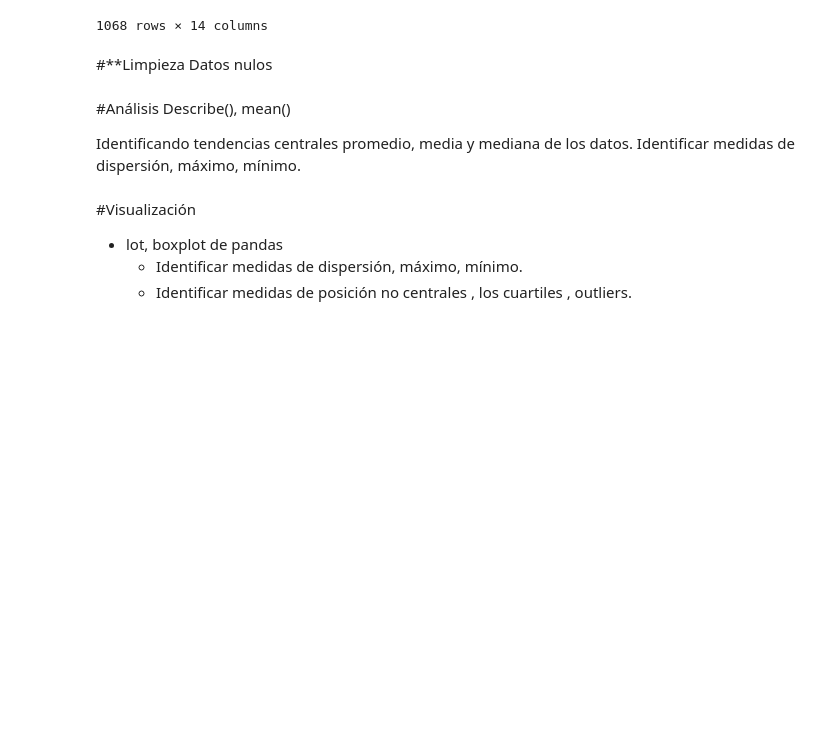
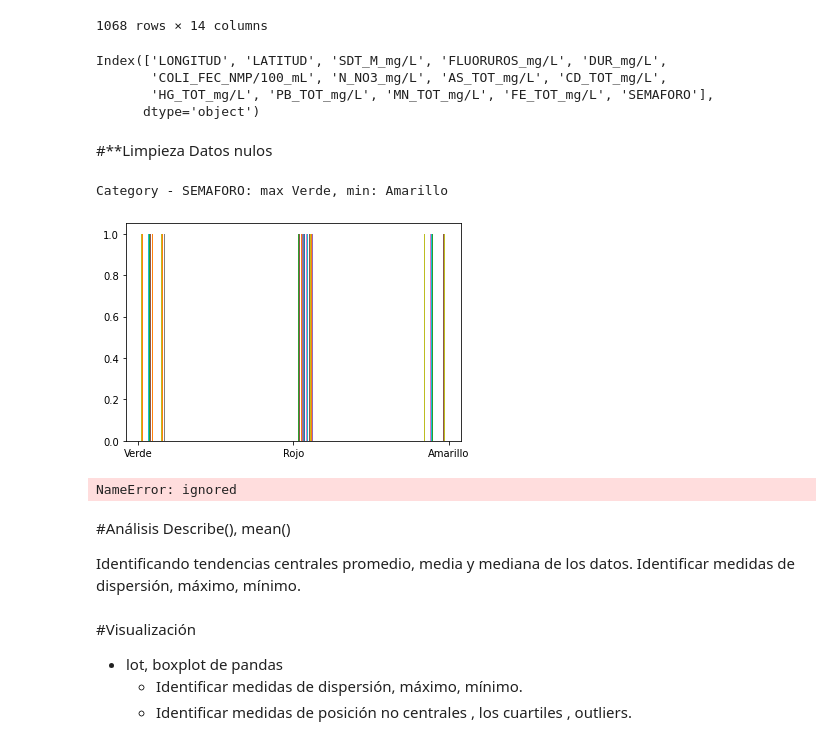
Before and after one commit to PosgradoMNA/actividades-del-projecto-equipo_98, a Jupyter notebook: Reto_DS_Parte_1.ipynb, the cells around one changed output. Cells and saved outputs as stored; diff of their text form; code cells hidden in the pictures; blank space fills up the shorter version.

```diff
--- a/Reto_DS_Parte_1.ipynb
+++ b/Reto_DS_Parte_1.ipynb
@@ -170,12 +171,54 @@ df_num
 | 1066 | -100.32683 | 24.80118 | 690.6667 | 0.7108 | 406.368 | <1.1 | <0.02 | <0.01 | ... |
 | 1067 | -100.73302 | 25.09380 | 495 | 0.4002 | 362.544 | <1.1 | 0.811876 | <0.01 | ... |
 1068 rows × 14 columns
+# %%
+df_num.columns
+# %% [output]
+Index(['LONGITUD', 'LATITUD', 'SDT_M_mg/L', 'FLUORUROS_mg/L', 'DUR_mg/L',
+       'COLI_FEC_NMP/100_mL', 'N_NO3_mg/L', 'AS_TOT_mg/L', 'CD_TOT_mg/L',
+       'HG_TOT_mg/L', 'PB_TOT_mg/L', 'MN_TOT_mg/L', 'FE_TOT_mg/L', 'SEMAFORO'],
+      dtype='object')
 # %%
-df_ = ['ALC_mg/L','CONDUCT_mS/cm', 'SDT_M_mg/L','FLUORUROS_mg/L','DUR_mg/L','COLI_FEC_NMP/100_mL',
-                      'N_NO3_mg/L','AS_TOT_mg/L','CD_TOT_mg/L','CR_TOT_mg/L','HG_TOT_mg/L','PB_TOT_mg/L','MN_TOT_mg/L','FE_TOT_mg/L']
+categorica = ['SEMAFORO']
+numericas = ['LONGITUD', 'LATITUD', 'SDT_M_mg/L', 'FLUORUROS_mg/L', 'DUR_mg/L',
+       'COLI_FEC_NMP/100_mL', 'N_NO3_mg/L', 'AS_TOT_mg/L', 'CD_TOT_mg/L',
+       'HG_TOT_mg/L', 'PB_TOT_mg/L', 'MN_TOT_mg/L', 'FE_TOT_mg/L', 'SEMAFORO']
 # %% [markdown]
 #**Limpieza
 Datos nulos
+# %%
+def know_min_max(columns,dType):
+  for column in columns:
+    print(f'{dType} - {column}: max {df[column].max()}, min: {df[column].min()}')
+
+  plt.hist(df[columns])
+  plt.show()
+# %%
+  know_min_max(categorica, 'Category')
+# %% [output]
+Category - SEMAFORO: max Verde, min: Amarillo
+[figure, added]
+# %%
+for name in numericas:
+  df_sub[name] = df_sub[name].astype('str')
+  df_sub[name] = df_sub[name].str.replace('<25','25')
+  df_sub[name] = df_sub[name].str.replace('<0.2','0.2')
+  df_sub[name] = df_sub[name].str.replace('<20','20')
+  df_sub[name] = df_sub[name].str.replace('<1.1','1.1')
+  df_sub[name] = df_sub[name].str.replace('<0.02','0.02')
+  df_sub[name] = df_sub[name].str.replace('<0.01','0.01')
+  df_sub[name] = df_sub[name].str.replace('<0.003','0.003')
+  df_sub[name] = df_sub[name].str.replace('<0.005','0.004')
+  df_sub[name] = df_sub[name].str.replace('<0.0005','0.0004')
+  df_sub[name] = df_sub[name].str.replace('<0.0015','0.0015')
+  df_sub[name] = df_sub[name].str.replace('<0.025','0.025')
+  df_sub[name]= df_sub[name].astype('float')
+
+  mean = df_sub[name].mean() #Aquí se obtendrá el promedio de las valores daros
+  df_sub[name]= df_sub[name].replace(np.nan, mean) #Se reemplazasn los datos con los valores de la media
+  lista_df_num.append([name, mean])
+# %% [output]
+NameError: ignored
 # %% [markdown]
 #Análisis
 Describe(), mean()
```
Also changed, not shown: parts of 1 cell of this notebook.
